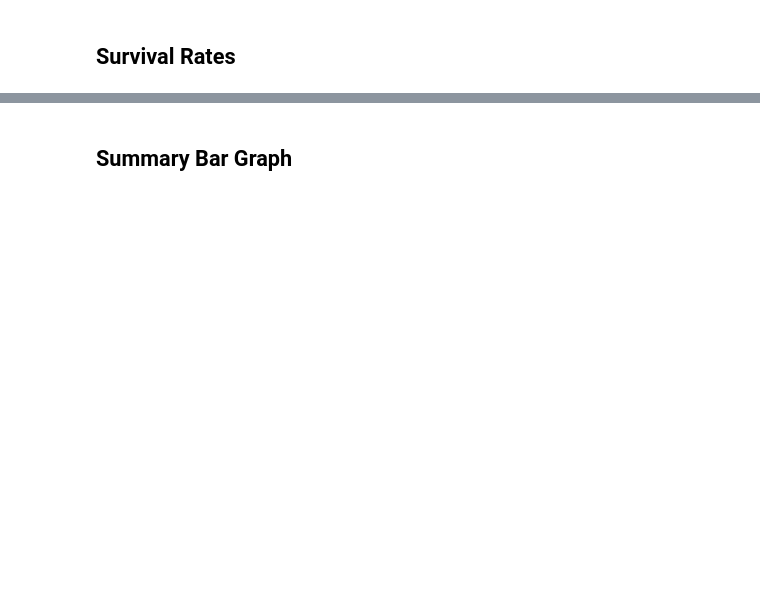
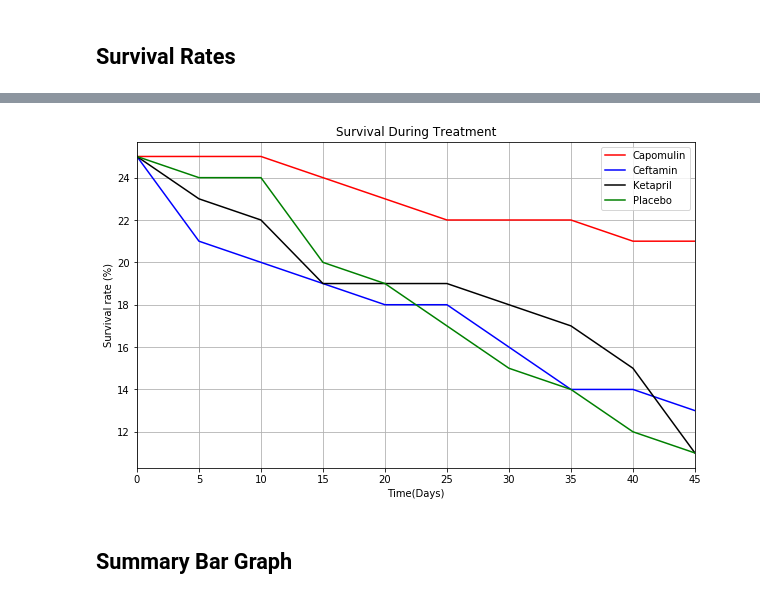
Before and after one commit to coralmaven/Pymaceuticals, a Jupyter notebook: pymaceuticals.ipynb, the cells around one changed output, grey strips where cells are left out. Cells and saved outputs as stored; diff of their text form; code cells hidden in the pictures; blank space fills up the shorter version.

```diff
--- a/pymaceuticals.ipynb
+++ b/pymaceuticals.ipynb
@@ -160,7 +245,8 @@ plt.show()
 ## Survival Rates
 # %%
 # Store the Count of Mice Grouped by Drug and Timepoint (W can pass any metric)
-
-# Convert to DataFrame
-
-# Preview DataFrame
+MiceCount_df = pd.DataFrame(tumorVolGroup["Drug"].count())
+MiceCount_df = MiceCount_df.rename(columns={"Drug":"Mice Count"})
+MiceCount_df = MiceCount_df.reset_index()
+# # Preview DataFrame
+MiceCount_df.head()
@@ -167,4 +260,6 @@ plt.show()
 # %%
 # Minor Data Munging to Re-Format the Data Frames
+MiceCount_df = MiceCount_df.pivot(index='Timepoint', columns='Drug', values="Mice Count")
 
 # Preview the Data Frame
+MiceCount_df.head()
@@ -178,3 +274,27 @@ plt.show()
+# %%
+# Generate the Plot (Accounting for percentages)
+response = MiceCount_df[["Capomulin","Ceftamin","Ketapril", "Placebo"]]
+
+fig, ax = plt.subplots(figsize=(10, 6))
+
+response["Capomulin"].plot(y=response,  c='r', mfc='r',  label='Capomulin',legend=True)
+response["Ceftamin"].plot(y=response,  c='b', mfc='b',  label='Ceftamin',legend=True)
+response["Ketapril"].plot(y=response, c='k', mfc='k',   label='Ketapril',legend=True)
+response["Placebo"].plot(y=response,  c='g', mfc='g',  label='Placebo',legend=True)
+
+plt.legend(loc='best')
+plt.grid(True)
+#### Incorporate the other graph properties
+plt.xlabel("Time(Days)")
+plt.ylabel("Survival rate (%)")
+plt.title("Survival During Treatment")
+#### Save Figure
+plt.savefig("Images/SurvivalDuringTreatment.png")
+
+
+plt.show()
+# %% [output]
+[figure, added]
 # %% [markdown]
 ## Summary Bar Graph
 # %%
```
Also changed, not shown: parts of 15 cells of this notebook, 3 other files.
